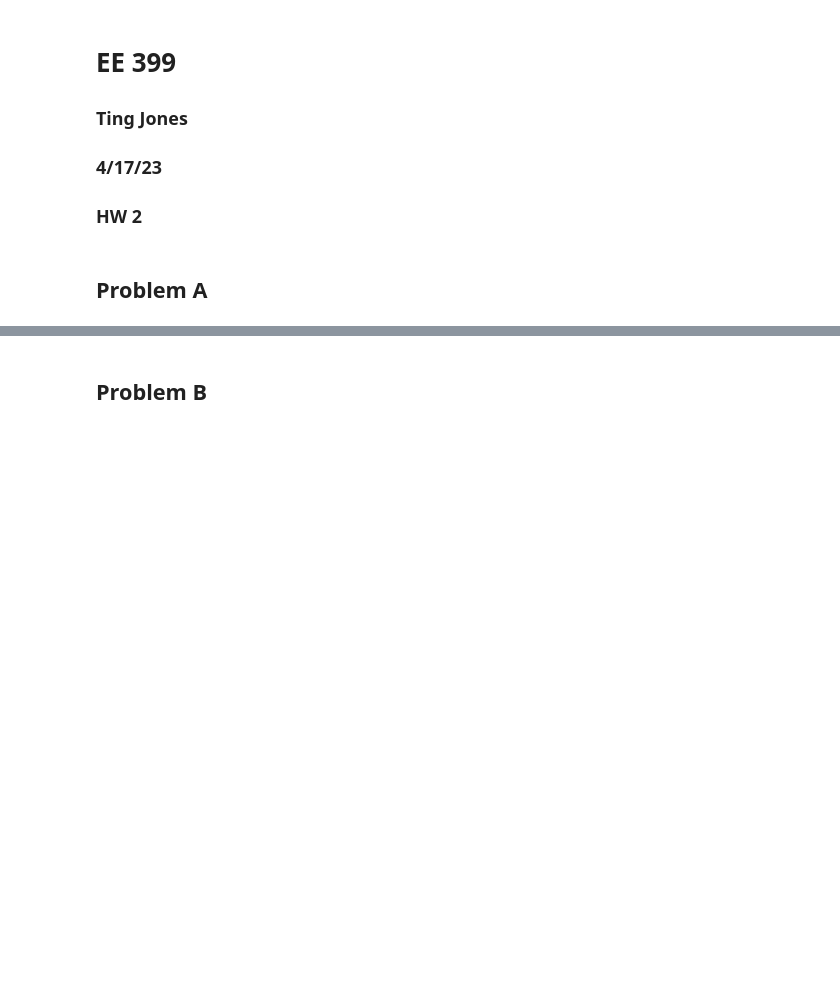
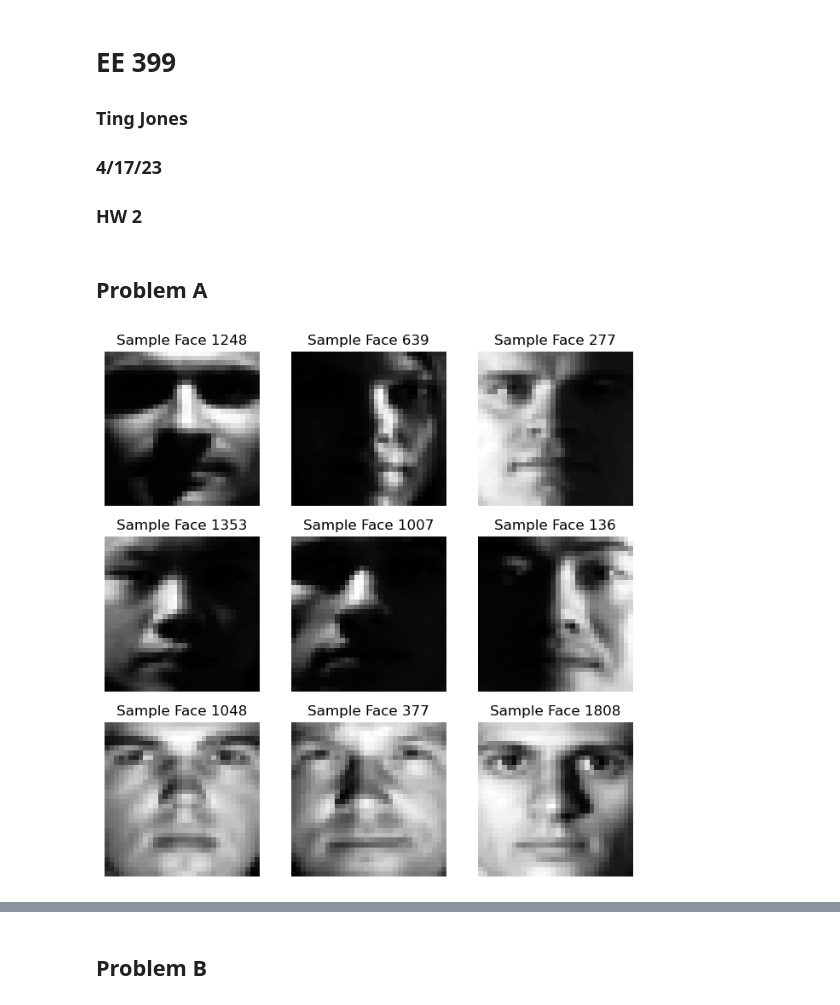
Before and after one commit to tingjones/ee399_hw2, a Jupyter notebook: HW2_TJ.ipynb, the cells around one changed output, grey strips where cells are left out. Cells and saved outputs as stored; diff of their text form; code cells hidden in the pictures; blank space fills up the shorter version.

```diff
--- a/HW2_TJ.ipynb
+++ b/HW2_TJ.ipynb
@@ -18,3 +18,15 @@ from numpy import linalg
 results=loadmat('yalefaces.mat')
 X=results['X']
+# %%
+import random
+# view random sample images in grayscale
+fig = plt.figure(figsize=(8,8))
+for i in range(9):
+    ax = fig.add_subplot(3, 3, i+1)
+    image_sel = random.randrange(0, 2415)
+    ax.imshow(X[:, image_sel].reshape((32, 32), order='F').T, cmap="Greys_r")
+    plt.title("Sample Face " + str(image_sel)+1)
+    plt.axis('off')
+# %% [output]
+[figure, added]
 # %%
```
Also changed, not shown: parts of 18 cells of this notebook, 1 other file.
